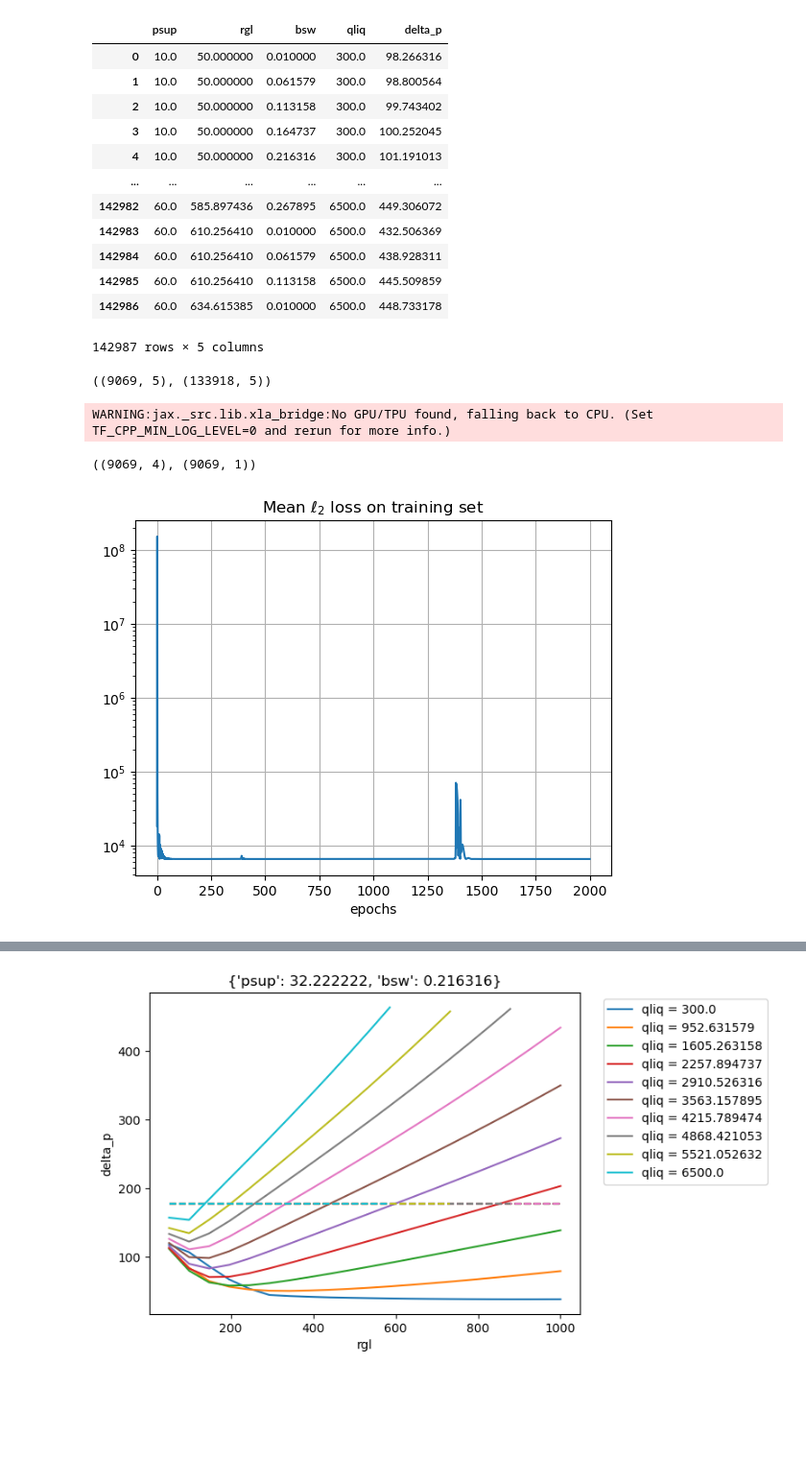
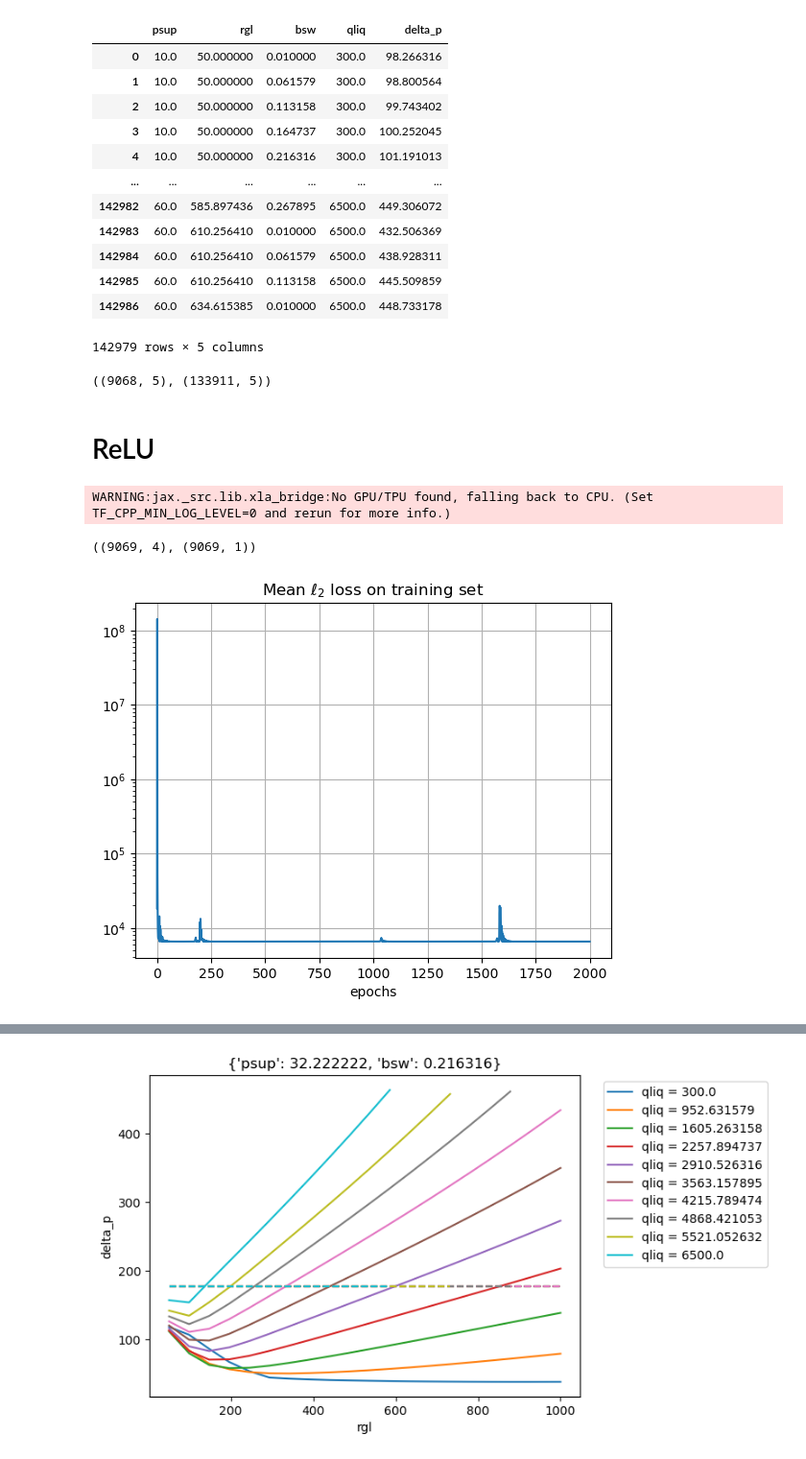
Before and after one commit to brunompacheco/relu-or-pwl, a Jupyter notebook: main.ipynb, the cells around one changed output, grey strips where cells are left out. Shown at 96% size. Drawn from its saved outputs; the diff is of its cells as text; code cells hidden in the pictures; blank space fills up the shorter version.

```diff
--- a/main.ipynb
+++ b/main.ipynb
@@ -18,5 +17,5 @@ from src.data import load_riser_data, get_X_y, split_curve
 # %%
-df_riser = load_riser_data('data/riser_large.csv')
+df_riser = load_riser_data('data/riser.csv')
 df_riser
 # %% [output]
 |  | psup | rgl | bsw | qliq | delta_p |
@@ -31,40 +30,42 @@ df_riser
 | 142984 | 60.0 | 610.256410 | 0.061579 | 6500.0 | 438.928311 |
 | 142985 | 60.0 | 610.256410 | 0.113158 | 6500.0 | 445.509859 |
 | 142986 | 60.0 | 634.615385 | 0.010000 | 6500.0 | 448.733178 |
-142987 rows × 5 columns
+142979 rows × 5 columns
 # %%
 df_train, df_test = split_curve(df_riser, 0.5)
 df_train.shape, df_test.shape
 # %% [output]
-((9069, 5), (133918, 5))
+((9068, 5), (133911, 5))
 # %%
 X_train, y_train = get_X_y(df_train)
 X_test, y_test = get_X_y(df_test)
+# %% [markdown]
+# ReLU
 # %%
-X_train = jnp.array(X_train)
-y_train = jnp.array(y_train)
+X_train_ = jnp.array(X_train)
+y_train_ = jnp.array(y_train)
 
-X_train.shape, y_train.shape
+X_train_.shape, y_train_.shape
 # %% [output]
 WARNING:jax._src.lib.xla_bridge:No GPU/TPU found, falling back to CPU. (Set TF_CPP_MIN_LOG_LEVEL=0 and rerun for more info.)
 ((9069, 4), (9069, 1))
 # %%
 key = random.PRNGKey(1)
 net = NeuralNetwork([4, 100, 100, 100, 100, 100, 1], key)
 
 optimizer = optax.adam(learning_rate=1e-1)
 
-loss_values = net.fit(optimizer, optax.l2_loss, X_train, y_train, epochs=2000)
+loss_values = net.fit(optimizer, optax.l2_loss, X_train_, y_train_, epochs=2000)
 predict = net.compile()
 
 plt.plot(loss_values)
 plt.yscale('log')
 plt.xlabel('epochs')
 plt.title('Mean $\ell_2$ loss on training set')
 plt.grid()
 plt.show()
 # %% [output]
-[figure, old version]
+[figure, new version]
 # %%
 y_hat = predict(X_train)
 
```
Also changed, not shown: parts of 16 cells of this notebook, 1 other file.
